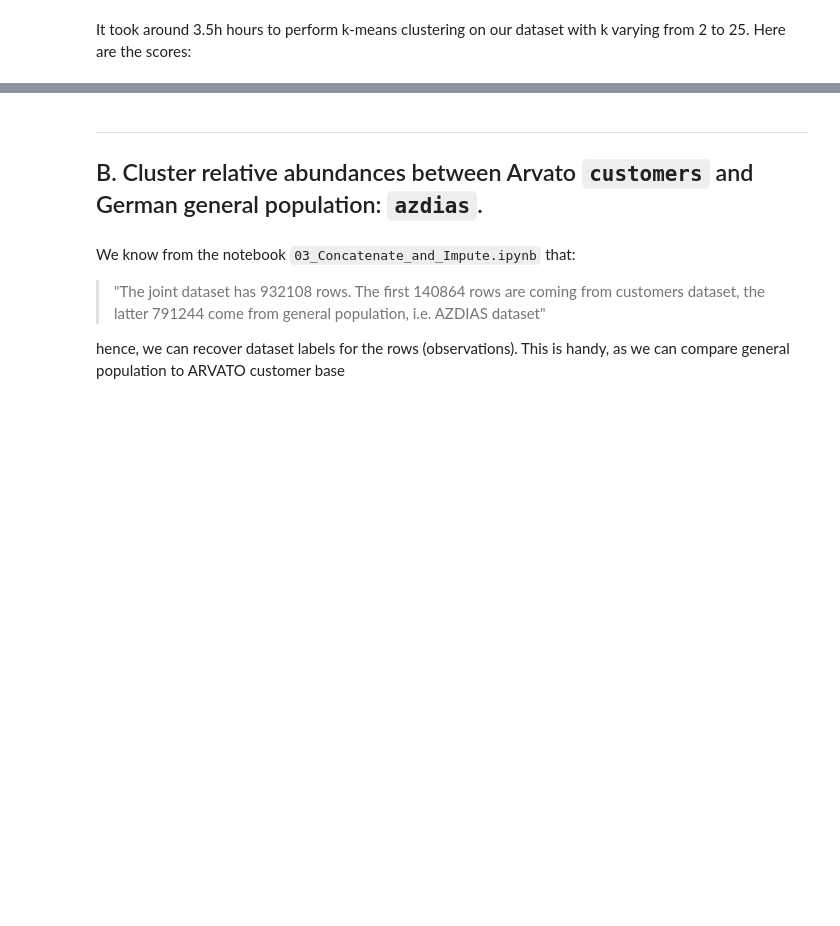
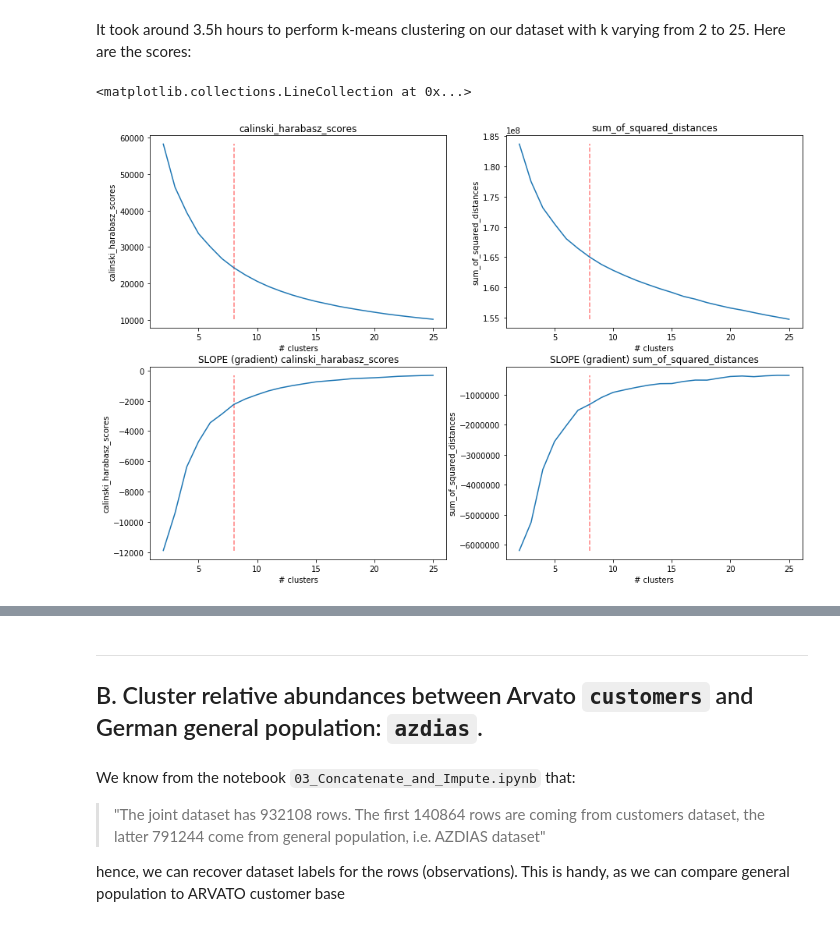
Before and after one commit to vaxherra/Arvato-Customer-Segmentation, a Jupyter notebook: Unsupervised/Unsupervised_Customer_Segmentation.ipynb, the cells around one changed output, grey strips where cells are left out. Cells and saved outputs as stored; diff of their text form; code cells hidden in the pictures; blank space fills up the shorter version.

```diff
--- a/Unsupervised/Unsupervised_Customer_Segmentation.ipynb
+++ b/Unsupervised/Unsupervised_Customer_Segmentation.ipynb
@@ -213,7 +209,10 @@ joint_dataset_PCA
 | 932107 | -1.553271 | 3.267589 | -3.551126 | -3.838700 | -1.013241 | 1.200044 | -1.242322 | ... |
 932108 rows × 876 columns
 # %%
-joint_dataset_PCA_reduced = joint_dataset_PCA.iloc[:,:215]
+components_to_keep=215
+
+
+joint_dataset_PCA_reduced = joint_dataset_PCA.iloc[:,:components_to_keep]
 joint_dataset_PCA_reduced.shape
 # %% [output]
 (932108, 215)
@@ -256,34 +264,37 @@ It took around 3.5h hours to perform k-means clustering on our dataset with k va
 # %%
 fig,axs = plt.subplots(2,2,figsize=(15,10))
 
 cluster_no = np.arange(2,25+1)
 
-chosen_cluster=6
+chosen_cluster=8
 
 axs[0,0].plot(cluster_no, calinski_harabasz_scores)
 axs[0,0].set_title("calinski_harabasz_scores")
 axs[0,0].set_xlabel("# clusters")
 axs[0,0].set_ylabel("calinski_harabasz_scores")
 axs[0,0].vlines(chosen_cluster,ymax=max(calinski_harabasz_scores),ymin=min(calinski_harabasz_scores),color='red',linestyle='dashed',alpha=0.5)
 
 axs[0,1].plot(cluster_no,sum_of_squared_distances)
 axs[0,1].set_title("sum_of_squared_distances")
 axs[0,1].set_xlabel("# clusters")
 axs[0,1].set_ylabel("sum_of_squared_distances")
 axs[0,1].vlines(chosen_cluster,ymax=max(sum_of_squared_distances),ymin=min(sum_of_squared_distances),color='red',linestyle='dashed',alpha=0.5)
 
 axs[1,0].plot(cluster_no,np.gradient(calinski_harabasz_scores))
 axs[1,0].set_title("SLOPE (gradient) calinski_harabasz_scores")
 axs[1,0].set_xlabel("# clusters")
 axs[1,0].set_ylabel("calinski_harabasz_scores")
 axs[1,0].vlines(chosen_cluster,ymax=max(np.gradient(calinski_harabasz_scores)),ymin=min(np.gradient(calinski_harabasz_scores)),color='red',linestyle='dashed',alpha=0.5)
 
 
 axs[1,1].plot(cluster_no,np.gradient(sum_of_squared_distances))
 axs[1,1].set_title("SLOPE (gradient) sum_of_squared_distances")
 axs[1,1].set_xlabel("# clusters")
 axs[1,1].set_ylabel("sum_of_squared_distances")
 axs[1,1].vlines(chosen_cluster,ymax=max(np.gradient(sum_of_squared_distances)),ymin=min(np.gradient(sum_of_squared_distances)),color='red',linestyle='dashed',alpha=0.5)
+# %% [output]
+<matplotlib.collections.LineCollection at 0x...>
+[figure, added]
 # %% [markdown]
 ### Choosing the number of clusters (discussion)
 
```
Also changed, not shown: parts of 42 cells of this notebook, 4 other files.
